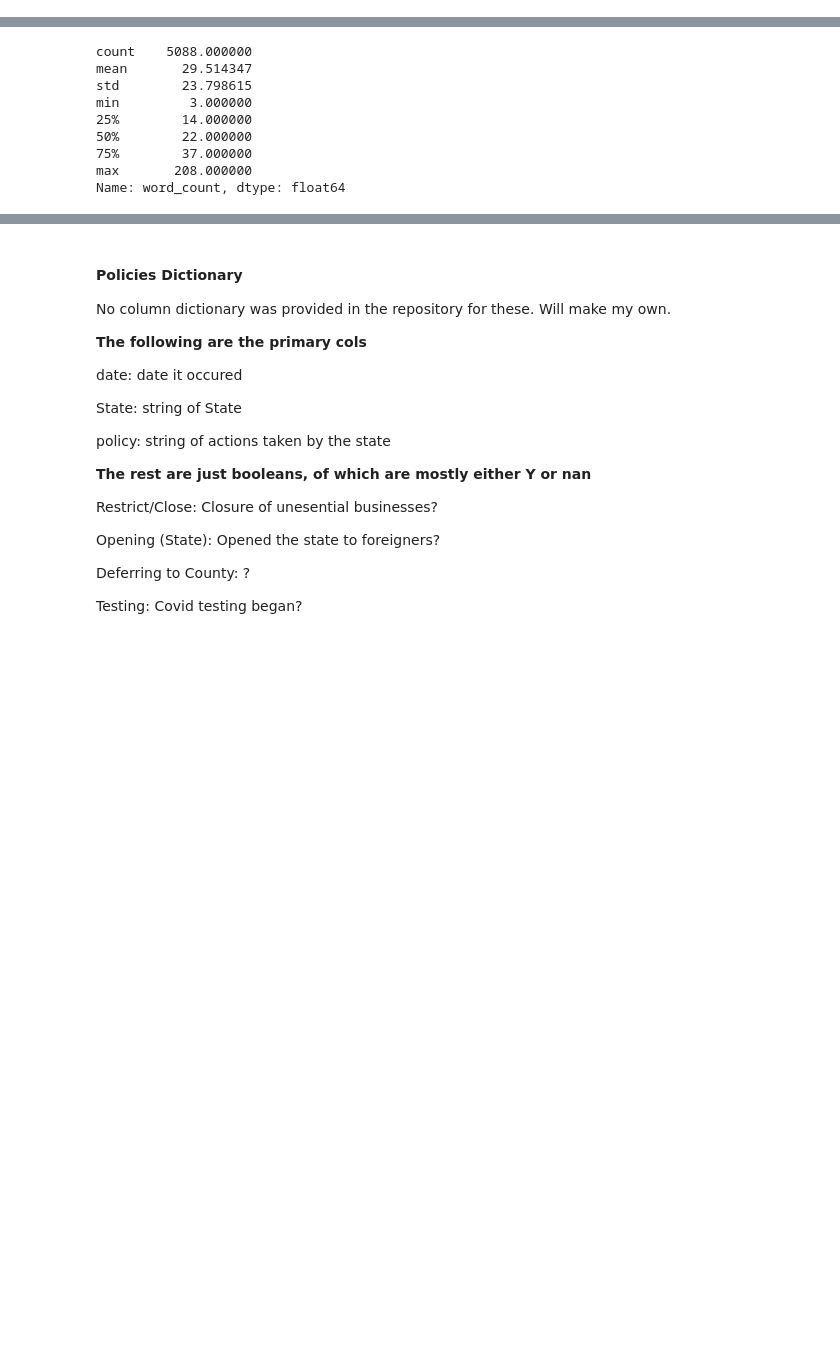
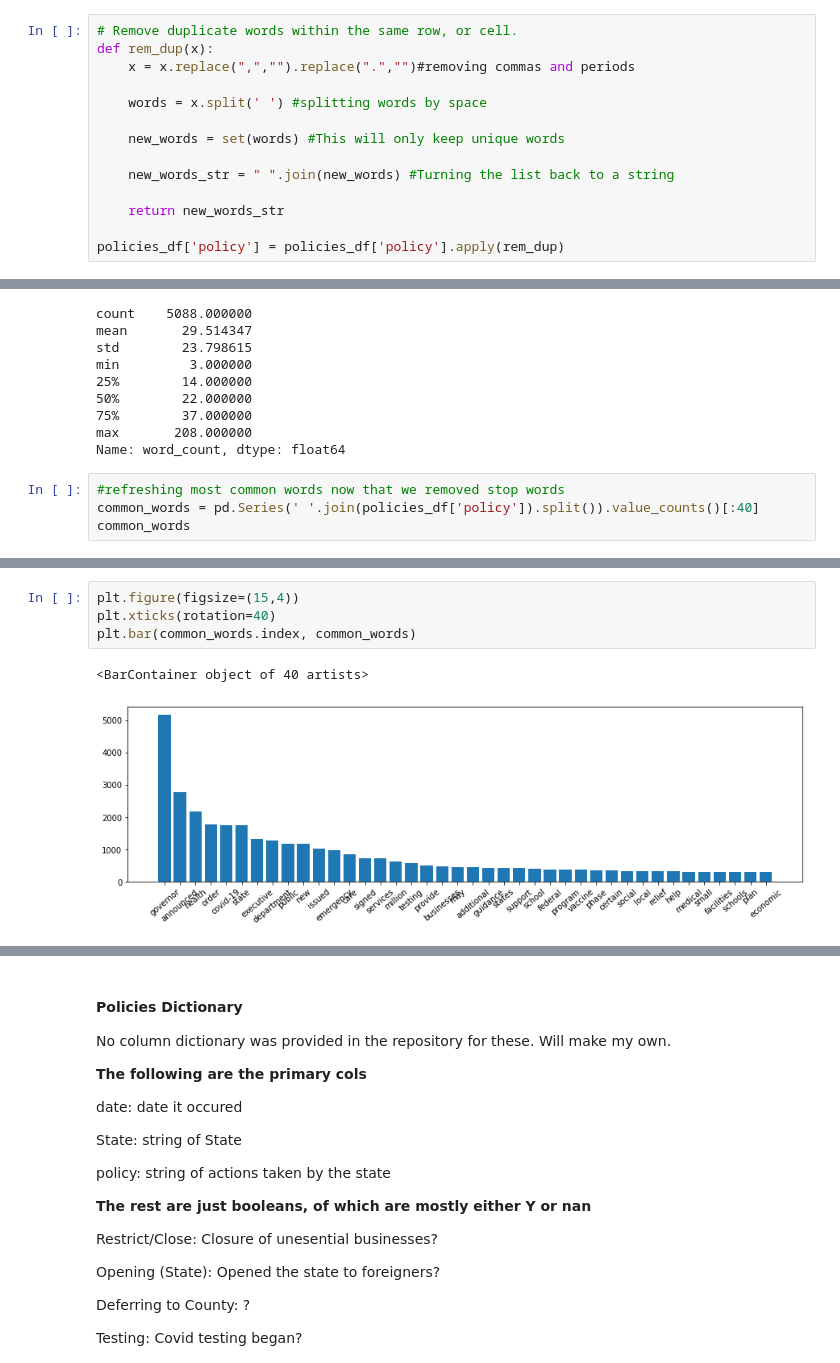
Before and after one commit to jisanos/C19A-COVID-19-Prediction-Algorithm, a Jupyter notebook: Policies Analysis.ipynb, the cells around one changed output, grey strips where cells are left out. Cells and saved outputs as stored; diff of their text form; blank space fills up the shorter version.

Commit message:
removed dup words within cells. added plots of word frequency

```diff
--- a/Policies Analysis.ipynb
+++ b/Policies Analysis.ipynb
@@ -290,6 +290,20 @@ dtype: int64
 # %%
 # Convert all to lowercase for case sensitivity, as stopwords are lowercase
 policies_df['policy'] = policies_df['policy'].str.lower()
+# %%
+# Remove duplicate words within the same row, or cell.
+def rem_dup(x):
+    x = x.replace(",","").replace(".","")#removing commas and periods
+
+    words = x.split(' ') #splitting words by space
+
+    new_words = set(words) #This will only keep unique words
+
+    new_words_str = " ".join(new_words) #Turning the list back to a string
+
+    return new_words_str
+
+policies_df['policy'] = policies_df['policy'].apply(rem_dup)
 # %%
 #list of stop words (i can add more words if necesary
 stop_words = set(stopwords.words('english'))
@@ -366,3 +344,7 @@ min         3.000000
 75%        37.000000
 max       208.000000
 Name: word_count, dtype: float64
+# %%
+#refreshing most common words now that we removed stop words
+common_words = pd.Series(' '.join(policies_df['policy']).split()).value_counts()[:40]
+common_words
@@ -368,0 +369,7 @@ Name: word_count, dtype: float64
+# %%
+plt.figure(figsize=(15,4))
+plt.xticks(rotation=40)
+plt.bar(common_words.index, common_words)
+# %% [output]
+<BarContainer object of 40 artists>
+[figure, added]
```
Also changed, not shown: parts of 6 cells of this notebook.
